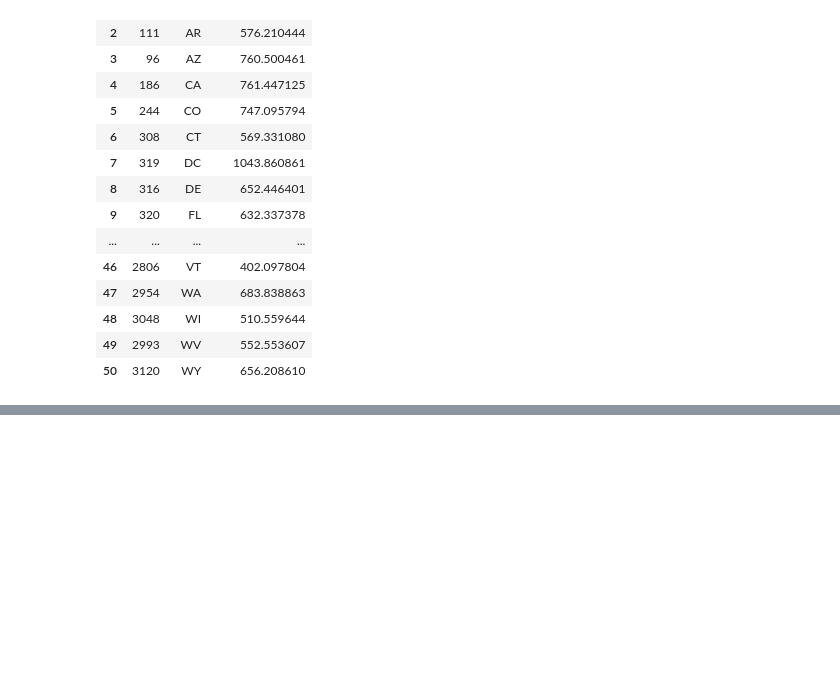
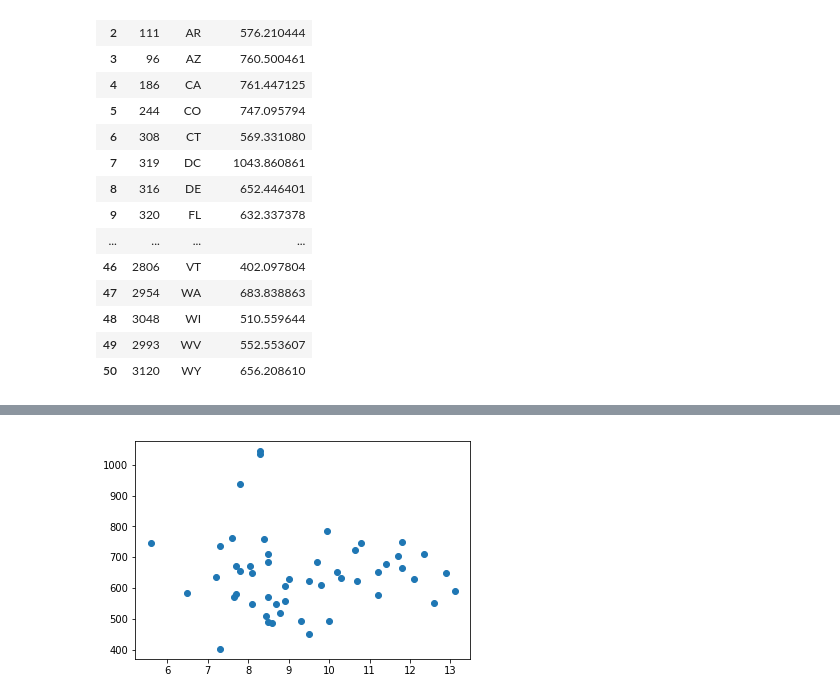
Before and after one commit to davidmudrauskas/data_science, a Jupyter notebook: food_environment/eda/initial_exploration.ipynb, the cells around one changed output, grey strips where cells are left out. Cells and saved outputs as stored; diff of their text form; code cells hidden in the pictures; blank space fills up the shorter version.

```diff
--- a/food_environment/eda/initial_exploration.ipynb
+++ b/food_environment/eda/initial_exploration.ipynb
@@ -191,0 +237,9 @@ restaurants[['State', 'PC_FFRSALES07']].drop_duplicates().sort_values(by='State'
+# %%
+median_state_diabetes_rate = restaurants_and_health[['State', 'PC_FFRSALES07', 'PC_FSRSALES07', 'PCT_DIABETES_ADULTS08']].groupby(['State', 'PC_FFRSALES07', 'PC_FSRSALES07']).agg('median').reset_index()
+# %%
+plt.scatter(median_state_diabetes_rate['PCT_DIABETES_ADULTS08'], median_state_diabetes_rate['PC_FFRSALES07'])
+plt.show()
+# Looks like even after removing proper outliers there's heteroscedasticity, but the relationship looks linear
+# It doesn't look strong in any direction though; spending on FFRs (on its own at least) is probably not very explanatory of diabetes rates
+# %% [output]
+[figure, added]
```
Also changed, not shown: parts of 7 cells of this notebook, 2 other files.
